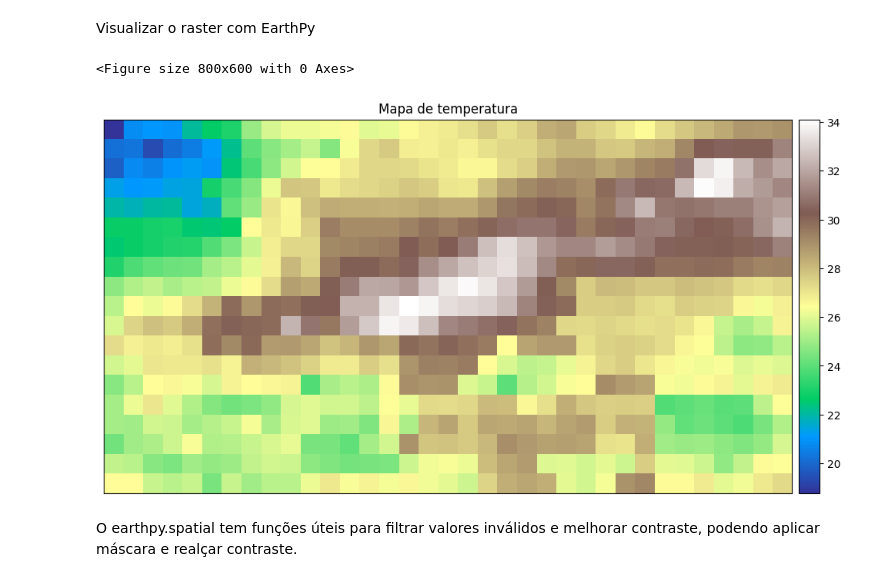
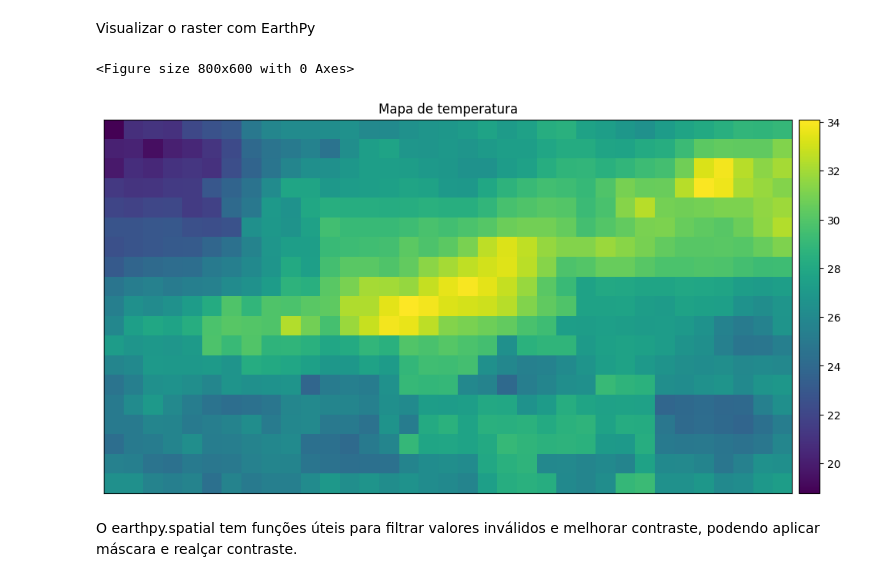
Before and after one commit to MottaD2/Analise-da-Variacao-da-Temperatura-usando-Python-com-Dados-de-Satelite, a Jupyter notebook: [PREENCHIDA]_Análise_da_Variação_da_Temperatura_usando_Python_com_Dados_de_Satélite.ipynb, the cells around one changed output. Cells and saved outputs as stored; diff of their text form; code cells hidden in the pictures.

```diff
--- a/[PREENCHIDA]_Análise_da_Variação_da_Temperatura_usando_Python_com_Dados_de_Satélite.ipynb
+++ b/[PREENCHIDA]_Análise_da_Variação_da_Temperatura_usando_Python_com_Dados_de_Satélite.ipynb
@@ -447,17 +454,17 @@ Visualizar o raster com EarthPy
 # %%
 # Importação
 import earthpy.plot as ep
 
 # Plot
 plt.figure(figsize=(8, 6))
-ep.plot_bands( ,
-              cmap='terrain',
+ep.plot_bands(modis_raster ,
+              cmap='viridis',
               scale=False,
               title="Mapa de temperatura")
 plt.show()
 # %% [output]
 <Figure size 800x600 with 0 Axes>
-[figure, old version]
+[figure, new version]
 # %% [markdown]
 
 
```
Also changed, not shown: parts of 37 cells of this notebook.
